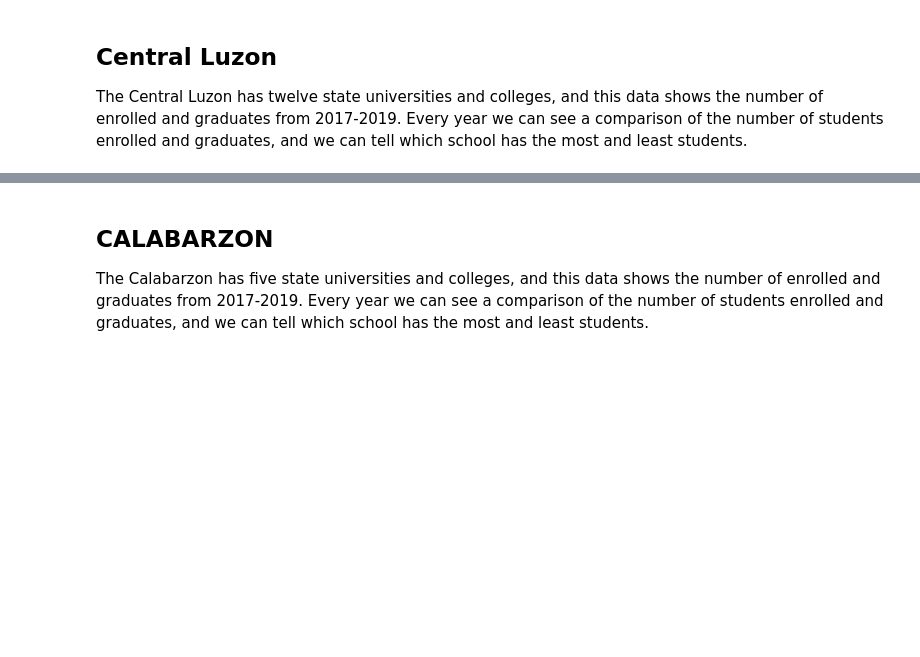
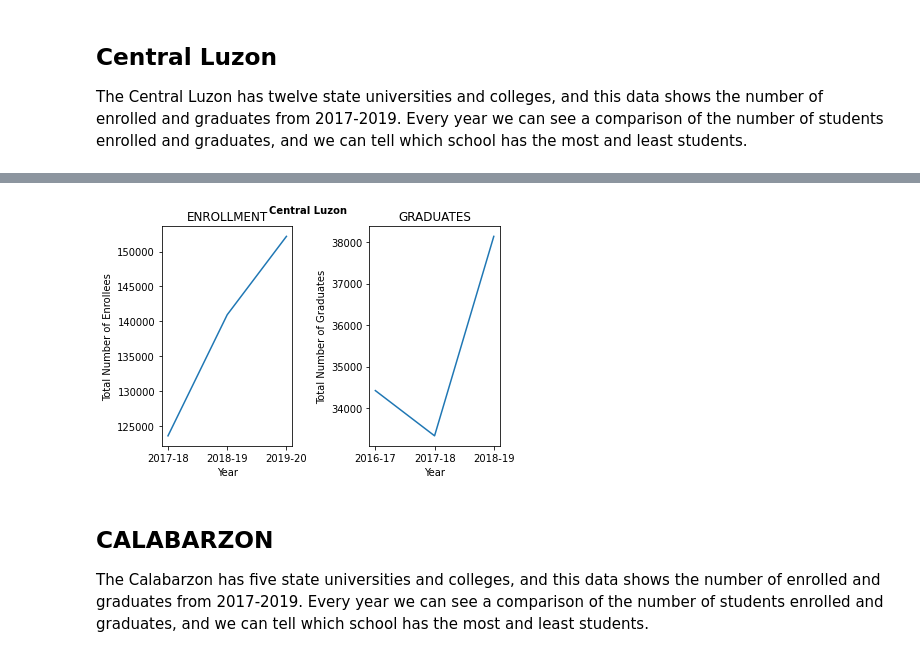
Before and after one commit to GlennBSIT3205/IT-BA-3205_Coalesce, a Jupyter notebook: Education in the Philippines Visualization.ipynb, the cells around one changed output, grey strips where cells are left out. Drawn from its saved outputs; the diff is of its cells as text; code cells hidden in the pictures; blank space fills up the shorter version.

```diff
--- a/Education in the Philippines Visualization.ipynb
+++ b/Education in the Philippines Visualization.ipynb
@@ -109,6 +157,30 @@ display(df.iloc[13:25])
 | 22 | NaN | President Ramon Magsaysay State U... | NaN | 7,156 | 8,693 | 10,513 | 2,073 | ... |
 | 23 | NaN | Tarlac Agricultural University | NaN | 3,019 | 4,042 | 5,210 | 929 | ... |
 | 24 | NaN | Tarlac State University | NaN | 13,504 | 16,593 | 16,528 | 2,669 | ... |
+# %%
+import matplotlib.pyplot as plt
+import numpy as np
+#plot 1:
+x = np.array(["2017-18", "2018-19", "2019-20"])
+y = np.array([123615,140948,152166	])
+plt.subplot(1, 2, 1)
+plt.plot(x,y)
+plt.xlabel("Year")
+plt.ylabel("Total Number of Enrollees")
+plt.title("ENROLLMENT")
+#plot 2:
+x= np.array(["2016-17", "2017-18", "2018-19"])
+y = np.array([34424	, 33335	, 38136])
+plt.subplot(1, 2, 2)
+plt.plot(x,y)
+plt.xlabel("Year")
+plt.ylabel("Total Number of Graduates")
+plt.title("GRADUATES")
+plt.suptitle("Central Luzon", fontsize =10,fontweight ='bold')
+plt.tight_layout()
+plt.show()
+# %% [output]
+[figure, added]
 # %% [markdown]
 ## **CALABARZON**
 The Calabarzon has five state universities and colleges, and this data shows the number of enrolled and graduates from 2017-2019. Every year we can see a comparison of the number of students enrolled and graduates, and we can tell which school has the most and least students.
```
Also changed, not shown: parts of 2 cells of this notebook.
